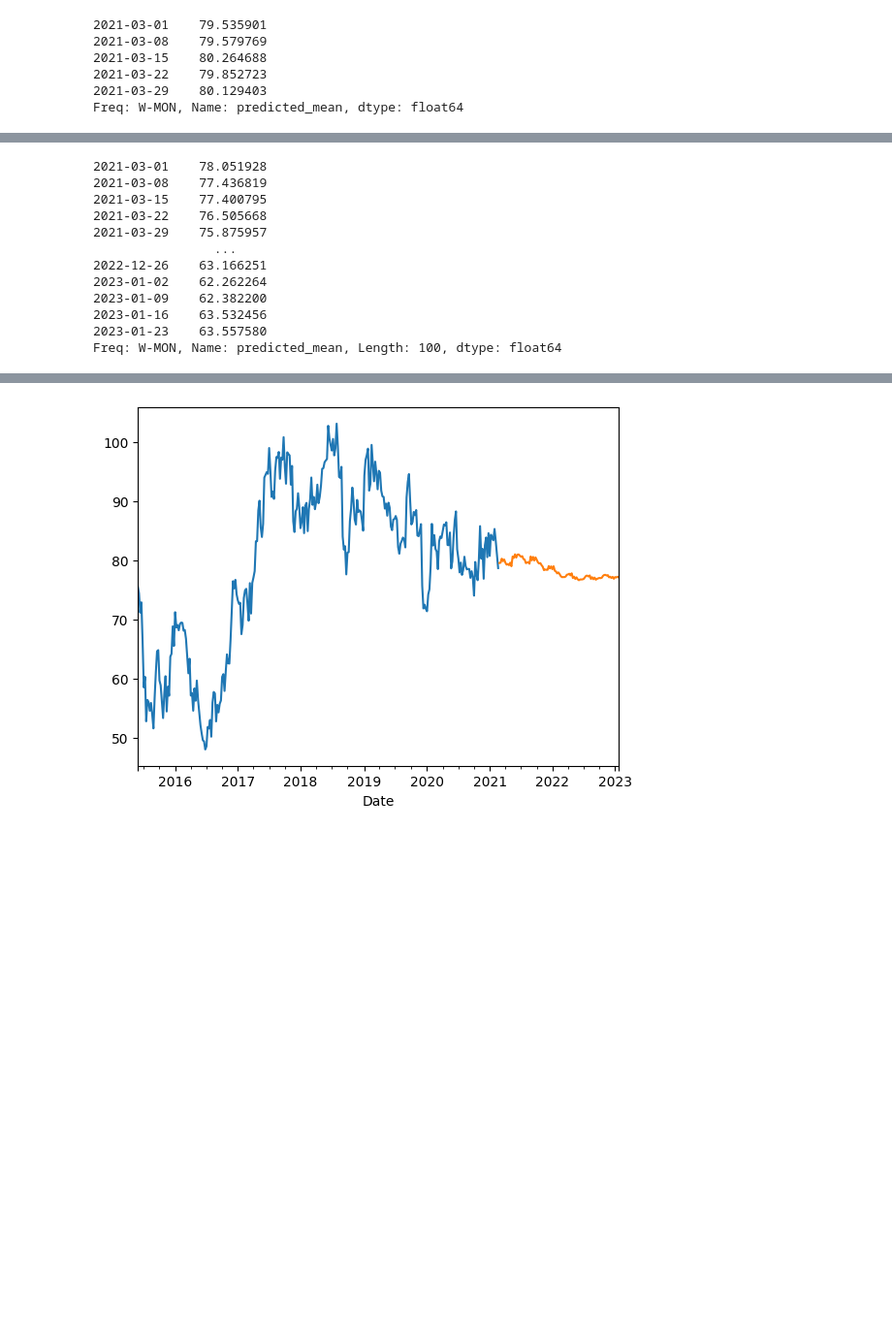
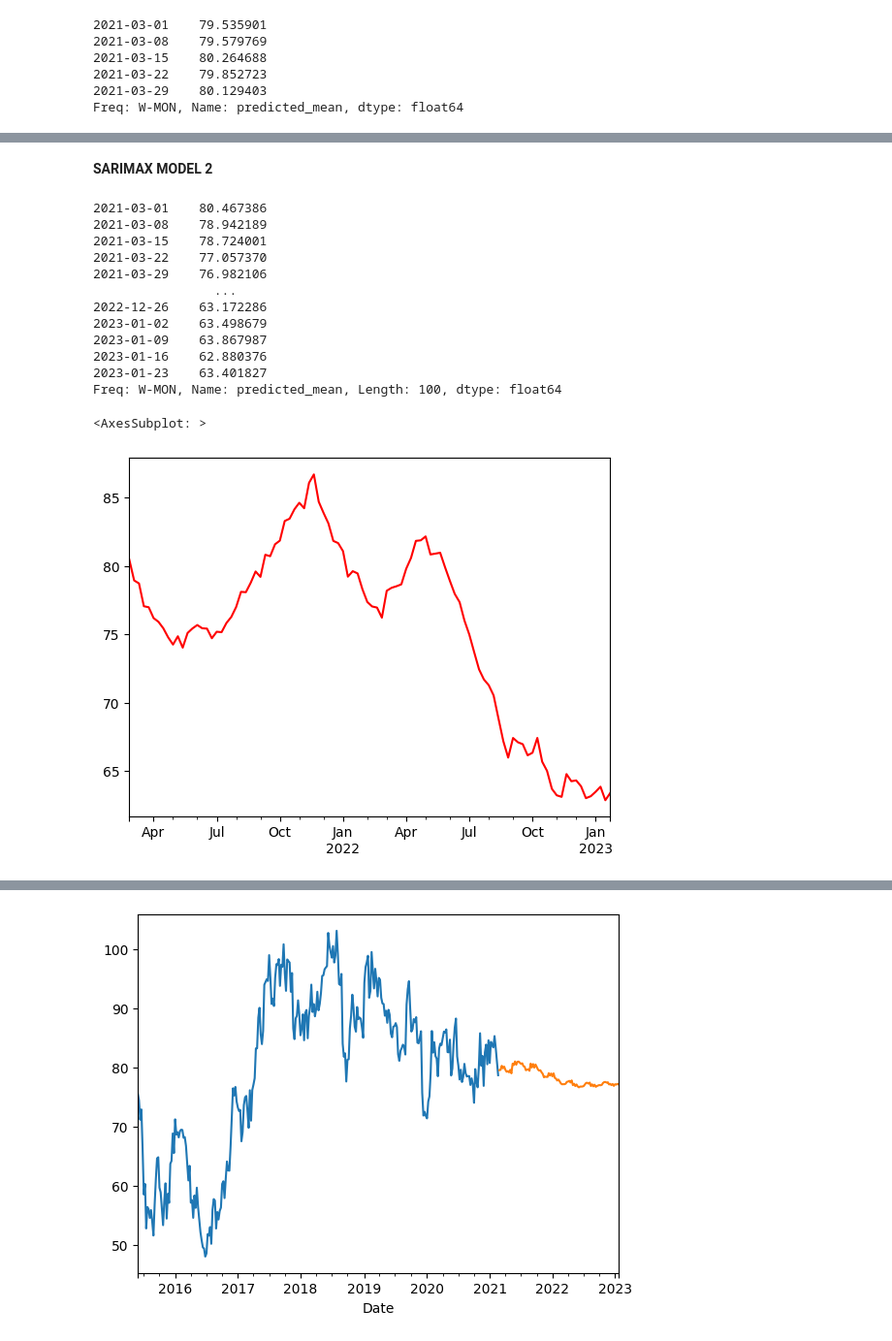
Before and after one commit to anaghasid/DA_Hackathon_Stock_Price_Strategy, a Jupyter notebook: InstantRegressors.ipynb, the cells around one changed output, grey strips where cells are left out. Shown at 97% size. Saved outputs shown, nothing was run; the diff lists cells and outputs as text; code cells hidden in the pictures; blank space fills up the shorter version.

```diff
--- a/InstantRegressors.ipynb
+++ b/InstantRegressors.ipynb
@@ -336,6 +298,6 @@ def findMovingAvg(datas, win):
 def getMAUsingTrainTest(train,test,win):
     merged = pd.concat([train,test])
     merged_moving_avg = findMovingAvg(merged.Open,win)
-    merged['MovingAvg'] = merged_moving_avg
-    together = pd.merge(test,merged['MovingAvg'],on='Date',how='inner')
+    merged[f'MovingAvg_{win}'] = merged_moving_avg
+    together = pd.merge(test,merged[f'MovingAvg_{win}'],on='Date',how='inner')
     return together
@@ -360,6 +308,6 @@ Date
 # %%
+# SARIMAX MODEL 2
 # adding moving average feature here
-
 # in train, the columns before the window will be removed
 ma_window = 12
 train_moving = findMovingAvg(train.Open,ma_window)
@@ -367,9 +315,10 @@ train_moving = findMovingAvg(train.Open,ma_window)
 train_endog = train.Close
 train_endog = train_endog.iloc[ma_window-1:]
 train_exog = sm.add_constant(train[['Open','Volume']])
-train_exog['MovingAvg'] = train_moving
-train_exog = train_exog.dropna(subset=['MovingAvg'])
+train_exog['MovingAvg_12'] = train_moving
+train_exog = train_exog.dropna(subset=['MovingAvg_12'])
 
 # for test, moving avg from train data is also considered
 e =  getMAUsingTrainTest(train,test,ma_window)
-test_exog = sm.add_constant(e[['Open','Volume','MovingAvg']])
+test_exog = sm.add_constant(e[['Open','Volume','MovingAvg_12']])
+print(test_exog)
@@ -375,0 +341,10 @@ test_exog = sm.add_constant(e[['Open','Volume','MovingAvg']])
+# %% [markdown]
+**SARIMAX MODEL 2**
+# %%
+arima_order = (1,0,1)
+seasonal_o = (4,0,4,5)
+mod2 = sm.tsa.statespace.SARIMAX(endog=train_endog, exog=train_exog, order=arima_order,seasonal_order=seasonal_o)
+model_fit2 = mod2.fit()
+
+# CHANGE STEPS T0 100
+sarimax_forecast2 = model_fit2.forecast(exog=test_exog,steps=100)
@@ -382,15 +375,21 @@ sarimax_forecast2 = model_fit2.forecast(exog=test_exog,steps=100)
 # %%
 sarimax_forecast2
 # %% [output]
-2021-03-01    78.051928
-2021-03-08    77.436819
-2021-03-15    77.400795
-2021-03-22    76.505668
-2021-03-29    75.875957
+2021-03-01    80.467386
+2021-03-08    78.942189
+2021-03-15    78.724001
+2021-03-22    77.057370
+2021-03-29    76.982106
                 ...
-2022-12-26    63.166251
-2023-01-02    62.262264
-2023-01-09    62.382200
-2023-01-16    63.532456
-2023-01-23    63.557580
+2022-12-26    63.172286
+2023-01-02    63.498679
+2023-01-09    63.867987
+2023-01-16    62.880376
+2023-01-23    63.401827
 Freq: W-MON, Name: predicted_mean, Length: 100, dtype: float64
+# %%
+sarimax_forecast2.plot(color='red')
+# test.Close.plot(color='blue')
+# %% [output]
+<AxesSubplot: >
+[figure, added]
```
Also changed, not shown: parts of 25 cells of this notebook, 3 other files.
